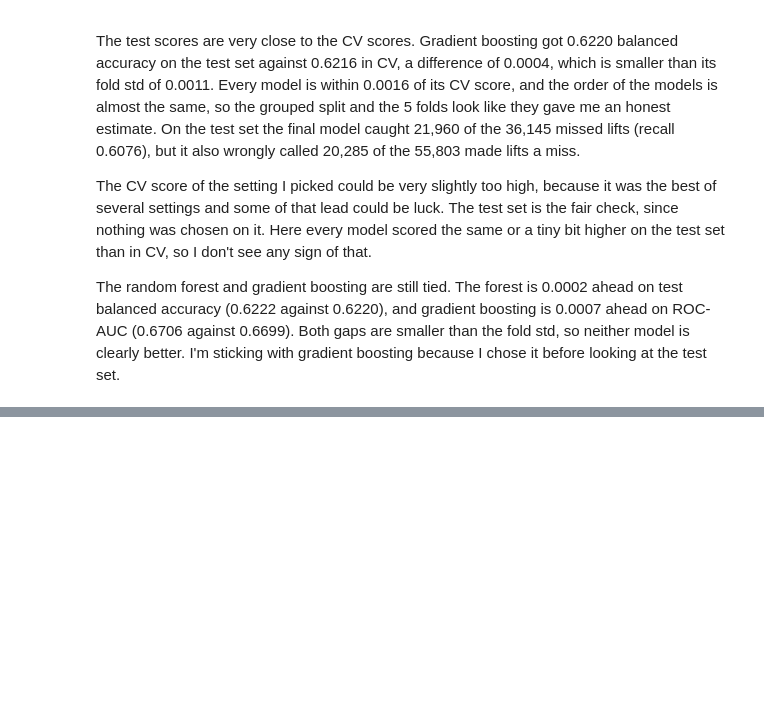
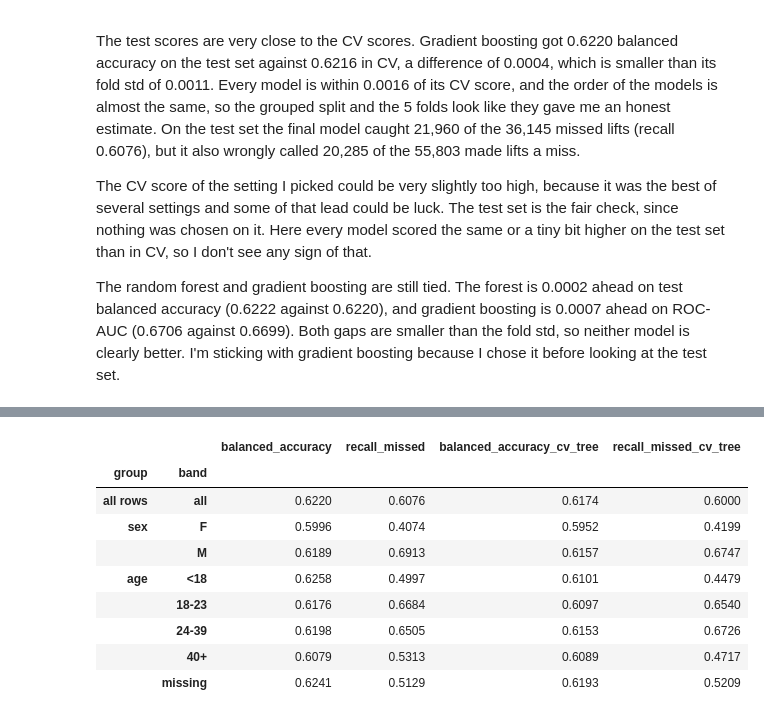
Before and after one commit to Jake23461/CT4101-Powerlifting, a Jupyter notebook: notebooks/05_final.ipynb, the cells around one changed output, grey strips where cells are left out. Saved outputs shown, nothing was run; the diff lists cells and outputs as text; code cells hidden in the pictures; blank space fills up the shorter version.

```diff
--- a/notebooks/05_final.ipynb
+++ b/notebooks/05_final.ipynb
@@ -368,0 +469,19 @@ The random forest and gradient boosting are still tied. The forest is 0.0002 ahe
+# %%
+# The same groups from the CV error analysis in notebook 04, to compare. Those numbers
+# are the decision tree's out-of-fold predictions on the training set, not this model.
+cv_groups = pd.read_csv(REPORTS / 'error_analysis.csv')
+cv_groups = cv_groups[cv_groups.group.isin(['all rows', 'sex', 'age'])].set_index(['group', 'band'])
+side_by_side = (test_by_group.set_index(['group', 'band'])[['balanced_accuracy', 'recall_missed']]
+                .join(cv_groups[['balanced_accuracy', 'recall_missed']], rsuffix='_cv_tree'))
+side_by_side
+# %% [output]
+|  |  | balanced_accuracy | recall_missed | balanced_accuracy_cv_tree | recall_missed_cv_tree |
+| group | band |  |  |  |  |
+| all rows | all | 0.6220 | 0.6076 | 0.6174 | 0.6000 |
+| sex | F | 0.5996 | 0.4074 | 0.5952 | 0.4199 |
+|  | M | 0.6189 | 0.6913 | 0.6157 | 0.6747 |
+| age | <18 | 0.6258 | 0.4997 | 0.6101 | 0.4479 |
+|  | 18-23 | 0.6176 | 0.6684 | 0.6097 | 0.6540 |
+|  | 24-39 | 0.6198 | 0.6505 | 0.6153 | 0.6726 |
+|  | 40+ | 0.6079 | 0.5313 | 0.6089 | 0.4717 |
+|  | missing | 0.6241 | 0.5129 | 0.6193 | 0.5209 |
```
Also changed, not shown: parts of 10 cells of this notebook, 3 other files.
